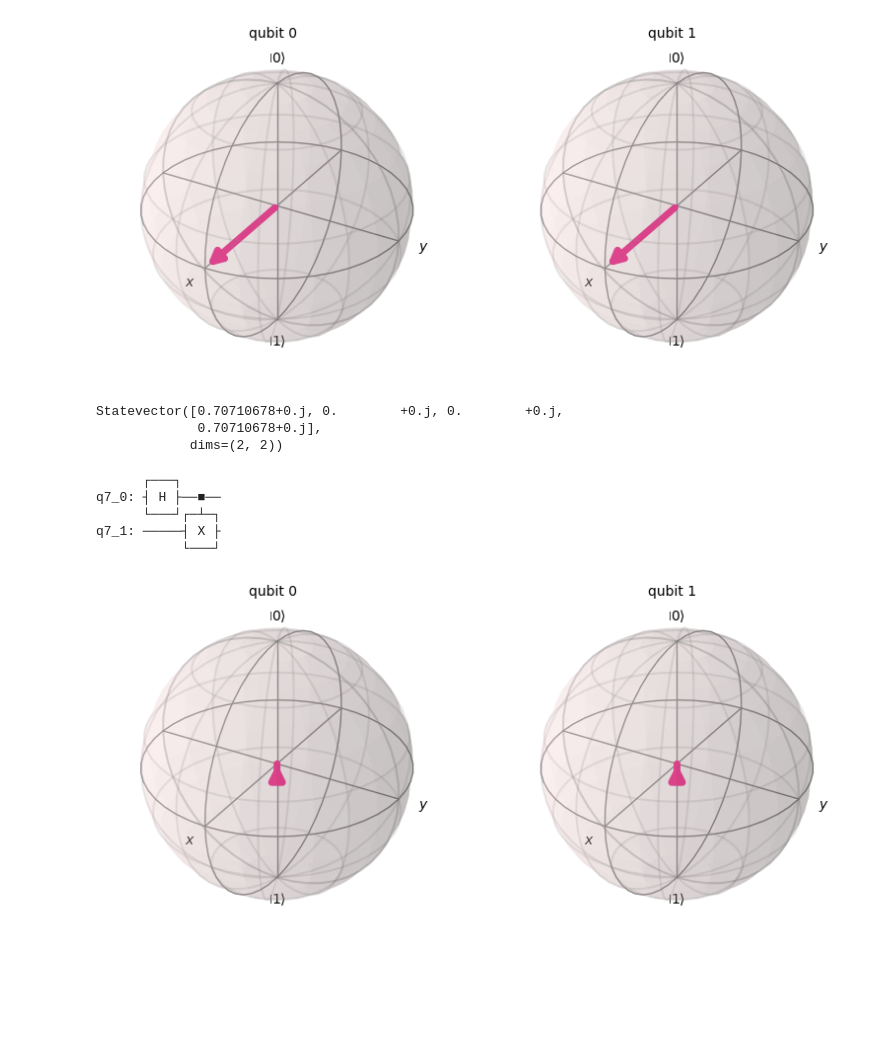
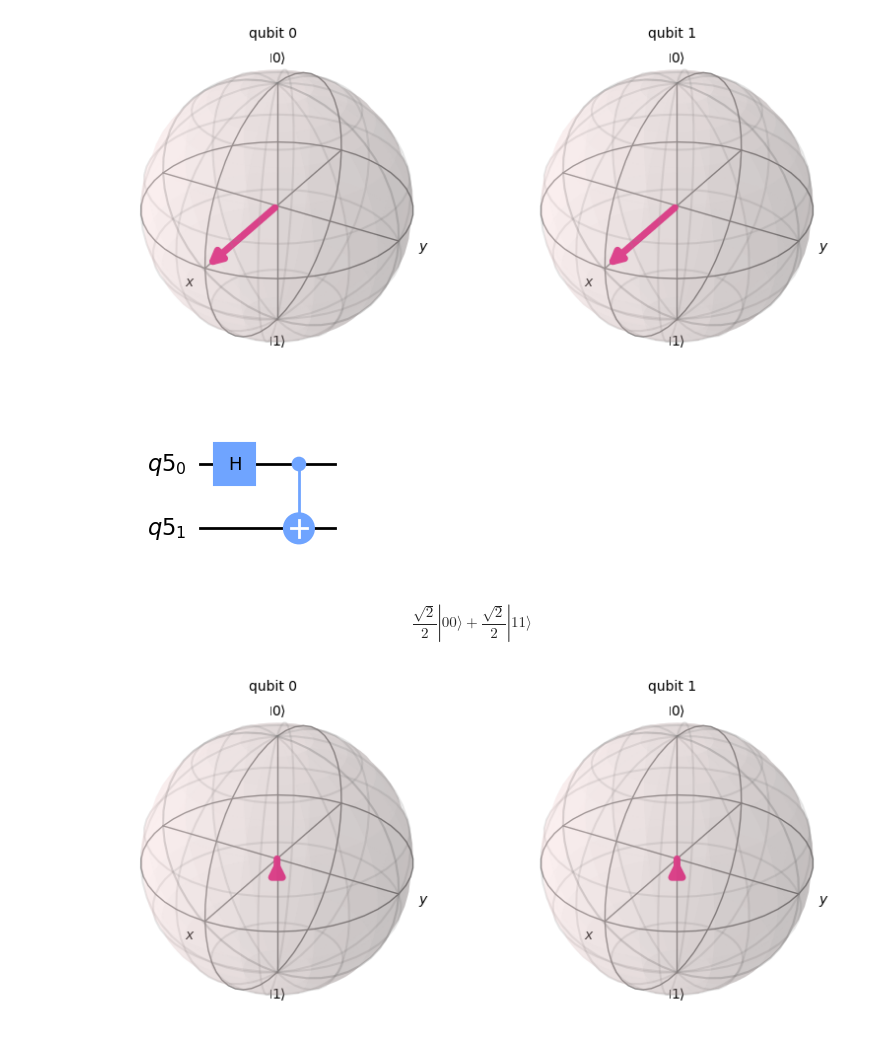
Before and after one commit to sebkaz-teaching/intro_to_qml, a Jupyter notebook: cwiczenia/cw1.ipynb, the cells around one changed output. Cells and saved outputs as stored; diff of their text form; code cells hidden in the pictures; blank space fills up the shorter version.

```diff
--- a/cwiczenia/cw1.ipynb
+++ b/cwiczenia/cw1.ipynb
@@ -160,19 +167,15 @@ qc.cx(0,1)
 backend = Aer.get_backend('statevector_simulator')
 job = execute(qc, backend)
 result = job.result()
-result.get_statevector()
+state = result.get_statevector()
-# %% [output]
-Statevector([0.70710678+0.j, 0.        +0.j, 0.        +0.j,
-             0.70710678+0.j],
-            dims=(2, 2))
 # %%
-qc.draw()
+qc.draw('mpl')
 # %% [output]
-      ┌───┐
-q7_0: ┤ H ├──■──
-      └───┘┌─┴─┐
-q7_1: ─────┤ X ├
-           └───┘
+[figure, added]
+# %%
+state.draw('latex')
+# %% [output]
+$$\frac{\sqrt{2}}{2} |00\rangle+\frac{\sqrt{2}}{2} |11\rangle$$
 # %%
 from qiskit.visualization import plot_bloch_multivector
 plot_bloch_multivector(result.get_statevector())
```
Also changed, not shown: parts of 40 cells of this notebook, 12 other files.
